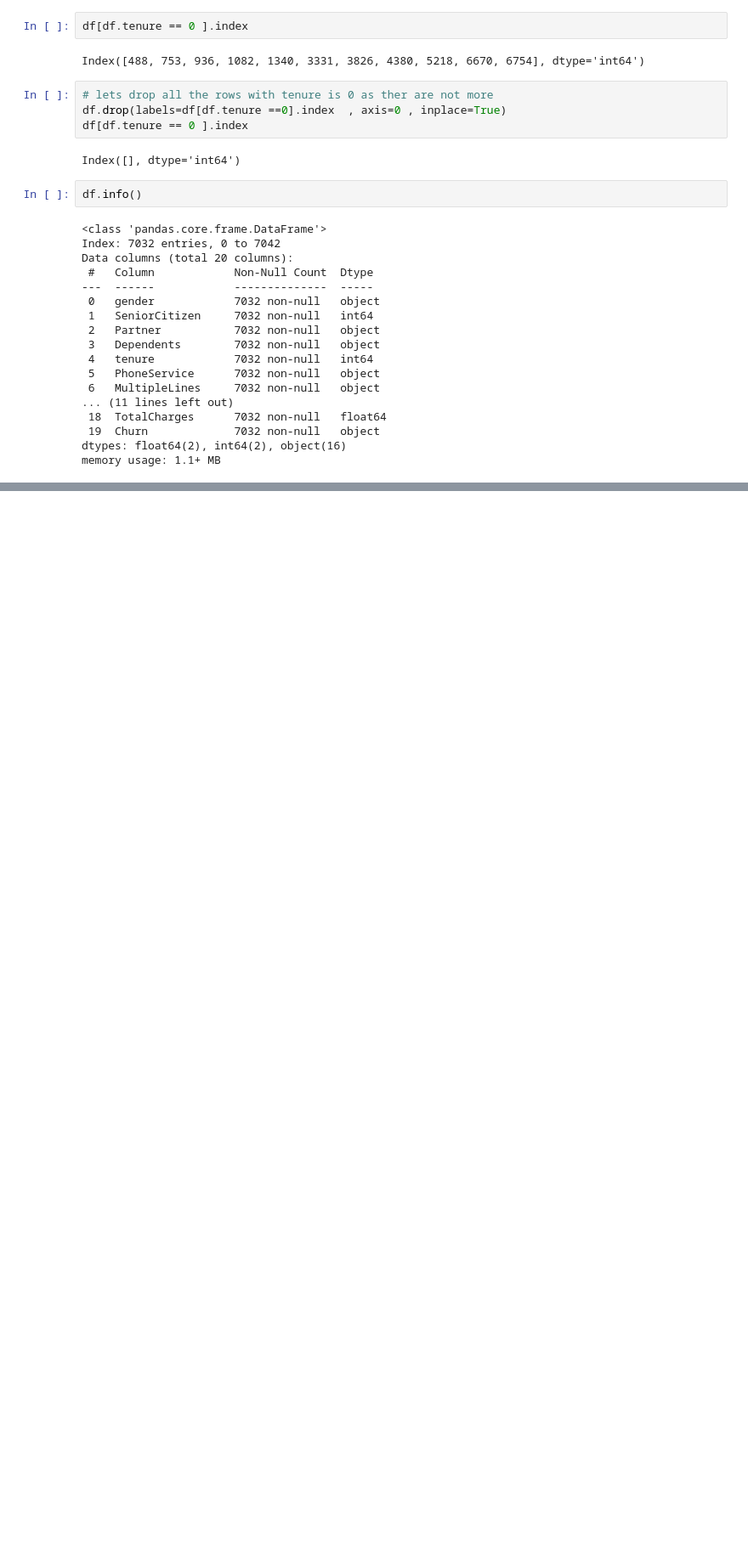
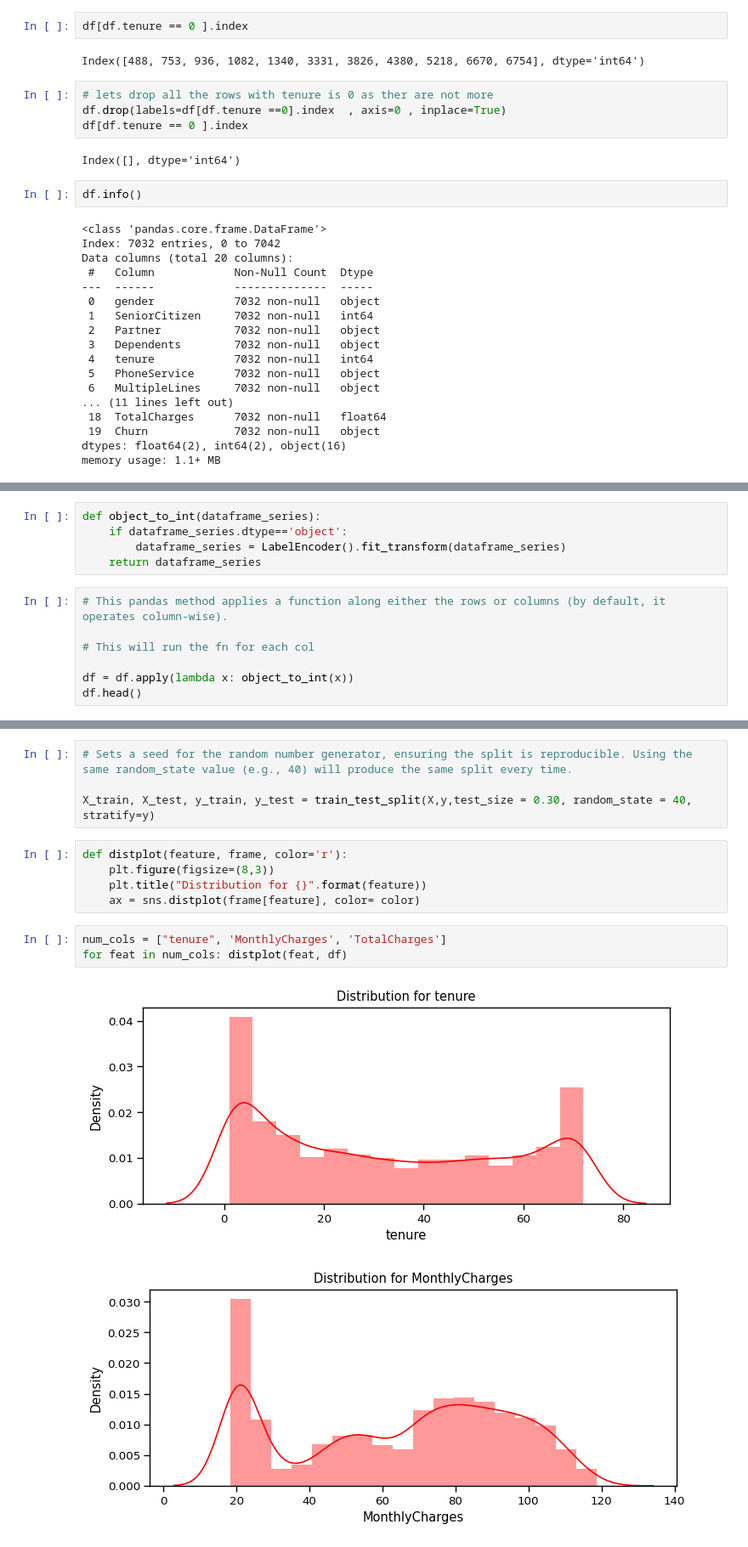
Before and after one commit to HGSChandeepa/ML-Projects, a Jupyter notebook: Customer Churn Prediction/main.ipynb, the cells around one changed output, grey strips where cells are left out. Shown at 85% size. Cells and saved outputs as stored; diff of their text form; blank space fills up the shorter version.

```diff
--- a/Customer Churn Prediction/main.ipynb
+++ b/Customer Churn Prediction/main.ipynb
@@ -229,0 +609,12 @@ memory usage: 1.1+ MB
+# %%
+def object_to_int(dataframe_series):
+    if dataframe_series.dtype=='object':
+        dataframe_series = LabelEncoder().fit_transform(dataframe_series)
+    return dataframe_series
+# %%
+# This pandas method applies a function along either the rows or columns (by default, it operates column-wise).
+
+# This will run the fn for each col
+
+df = df.apply(lambda x: object_to_int(x))
+df.head()
@@ -229,0 +654,15 @@ memory usage: 1.1+ MB
+# %%
+# Sets a seed for the random number generator, ensuring the split is reproducible. Using the same random_state value (e.g., 40) will produce the same split every time.
+
+X_train, X_test, y_train, y_test = train_test_split(X,y,test_size = 0.30, random_state = 40, stratify=y)
+# %%
+def distplot(feature, frame, color='r'):
+    plt.figure(figsize=(8,3))
+    plt.title("Distribution for {}".format(feature))
+    ax = sns.distplot(frame[feature], color= color)
+# %%
+num_cols = ["tenure", 'MonthlyCharges', 'TotalCharges']
+for feat in num_cols: distplot(feat, df)
+# %% [output]
+[figure, added]
+[figure, added]
```
Also changed, not shown: parts of 71 cells of this notebook.
